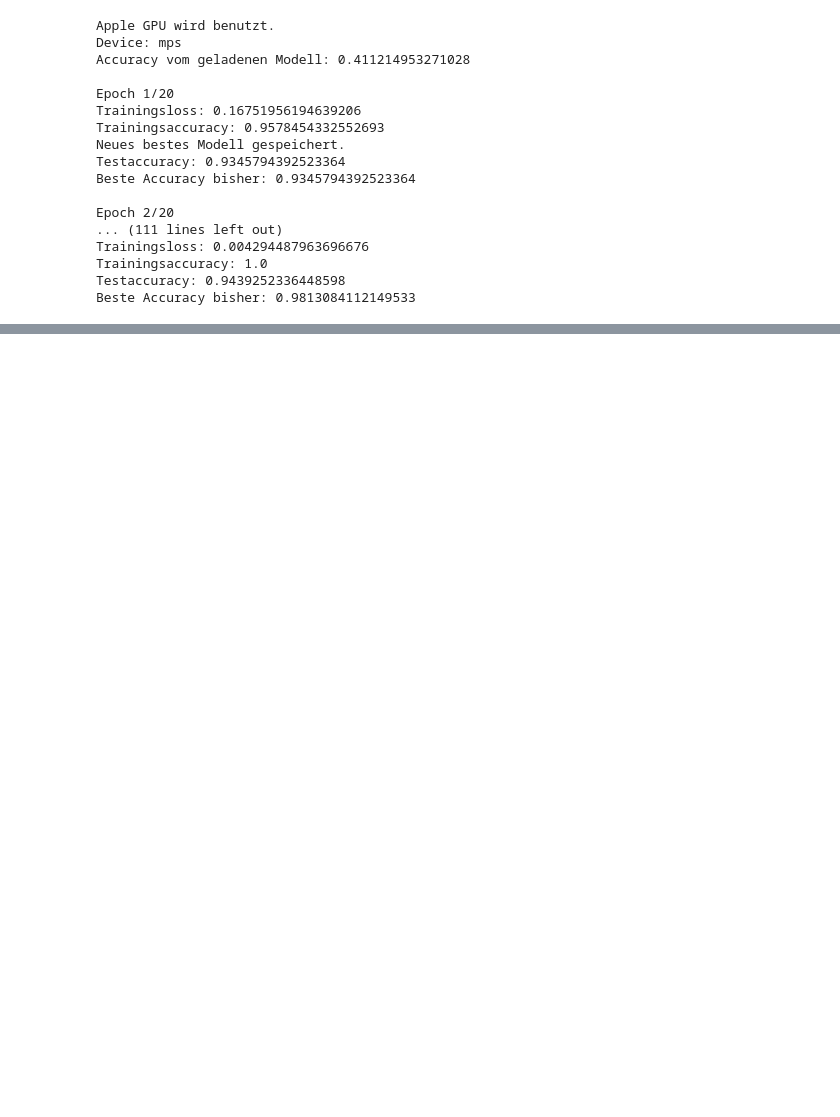
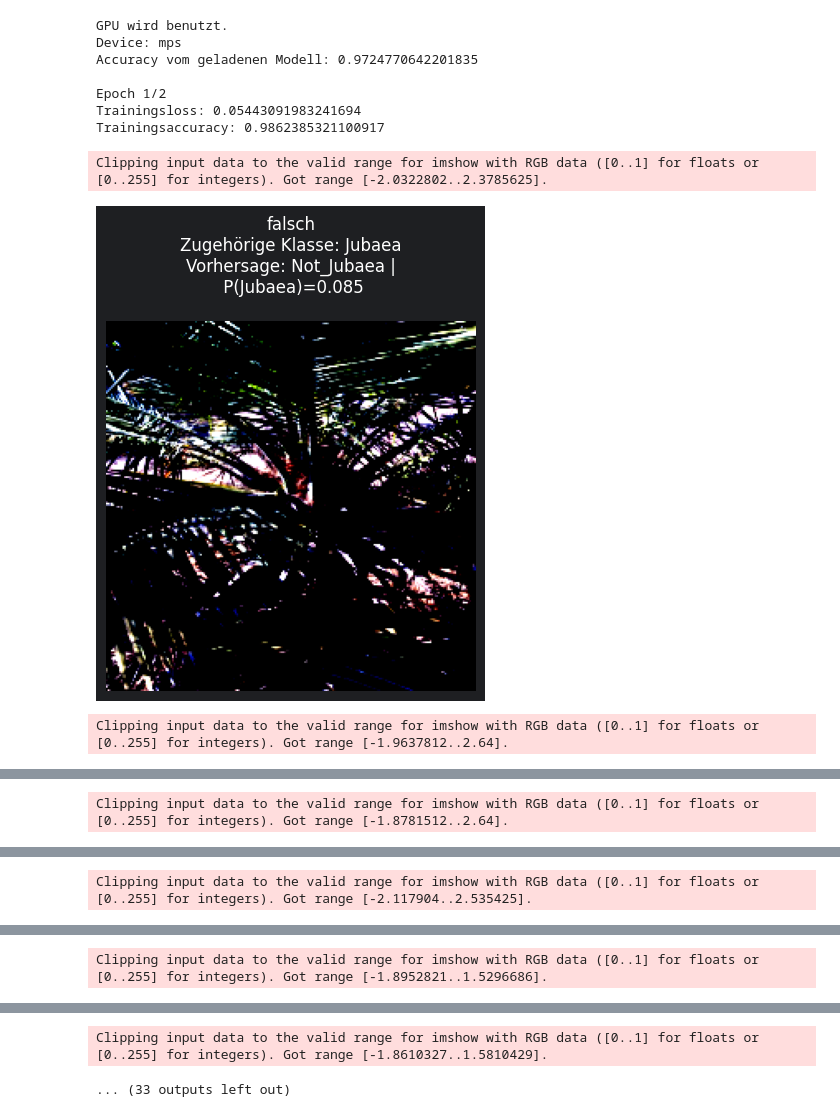
Before and after one commit to Nachotst/Jubea_Projekt_GPU, a Jupyter notebook: classicator_resnet.ipynb, the cells around one changed output, grey strips where cells are left out. Saved outputs shown, nothing was run; the diff lists cells and outputs as text; code cells hidden in the pictures; blank space fills up the shorter version.

```diff
--- a/classicator_resnet.ipynb
+++ b/classicator_resnet.ipynb
@@ -271,7 +271,7 @@ optimizer = torch.optim.Adam(
 
 # Training
 
-epochs = 20
+epochs = 2
 
 best_acc = model_acc
 
@@ -389,6 +389,21 @@ for epoch in range(epochs):
 
 
 
+  # Zeigen von Fehlklassifikationen, bei mehreren Epochen ausschalten
+
+            for i in range(len(images)):
+                if preds[i] != labels[i]:
+                    plt.imshow(images[i].detach().cpu().permute(1, 2, 0))
+                    plt.title(
+                        f"Falsch\n"
+                        f"Zugehörige Klasse: {classes[labels[i].item()]}\n"
+                        f"Vorhersage: {classes[preds[i].item()]} |\n "
+                        f"P(Jubaea)={probs[i][1].item():.3f}\n"
+                    )
+                    plt.axis('off')
+                    plt.show()
+
+
 
     test_acc = (
         correct_test /
@@ -397,45 +412,38 @@ for epoch in range(epochs):
 
 
     # Bestes Modell speichern
 
     if test_acc > best_acc:
 
         best_acc = test_acc
 
         torch.save(
             net.state_dict(),
             "Jubaea_resnet.pth"
         )
 
         print(
             "Neues bestes Modell gespeichert."
         )
 
 
     print(
         "Testaccuracy:",
         test_acc
     )
 
     print(
         "Beste Accuracy bisher:",
         best_acc
     )
 # %% [output]
-Apple GPU wird benutzt.
+GPU wird benutzt.
 Device: mps
-Accuracy vom geladenen Modell: 0.411214953271028
+Accuracy vom geladenen Modell: 0.9724770642201835
 
-Epoch 1/20
-Trainingsloss: 0.16751956194639206
-Trainingsaccuracy: 0.9578454332552693
-Neues bestes Modell gespeichert.
-Testaccuracy: 0.9345794392523364
-Beste Accuracy bisher: 0.9345794392523364
-
-Epoch 2/20
-... (111 lines left out)
-Trainingsloss: 0.004294487963696676
-Trainingsaccuracy: 1.0
-Testaccuracy: 0.9439252336448598
-Beste Accuracy bisher: 0.9813084112149533
+Epoch 1/2
+Trainingsloss: 0.05443091983241694
+Trainingsaccuracy: 0.9862385321100917
+Clipping input data to the valid range for imshow with RGB data ([0..1] for floats or [0..255] for integers). Got range [-2.0322802..2.3785625].
+[figure, added]
+Clipping input data to the valid range for imshow with RGB data ([0..1] for floats or [0..255] for integers). Got range [-1.9637812..2.64].
@@ -441,0 +451 @@ Beste Accuracy bisher: 0.9813084112149533
+Clipping input data to the valid range for imshow with RGB data ([0..1] for floats or [0..255] for integers). Got range [-1.8781512..2.64].
@@ -441,0 +453 @@ Beste Accuracy bisher: 0.9813084112149533
+Clipping input data to the valid range for imshow with RGB data ([0..1] for floats or [0..255] for integers). Got range [-2.117904..2.535425].
@@ -441,0 +455 @@ Beste Accuracy bisher: 0.9813084112149533
+Clipping input data to the valid range for imshow with RGB data ([0..1] for floats or [0..255] for integers). Got range [-1.8952821..1.5296686].
@@ -441,0 +457,2 @@ Beste Accuracy bisher: 0.9813084112149533
+Clipping input data to the valid range for imshow with RGB data ([0..1] for floats or [0..255] for integers). Got range [-1.8610327..1.5810429].
+... (33 outputs left out)
```
Also changed, not shown: parts of 1 cell of this notebook.
